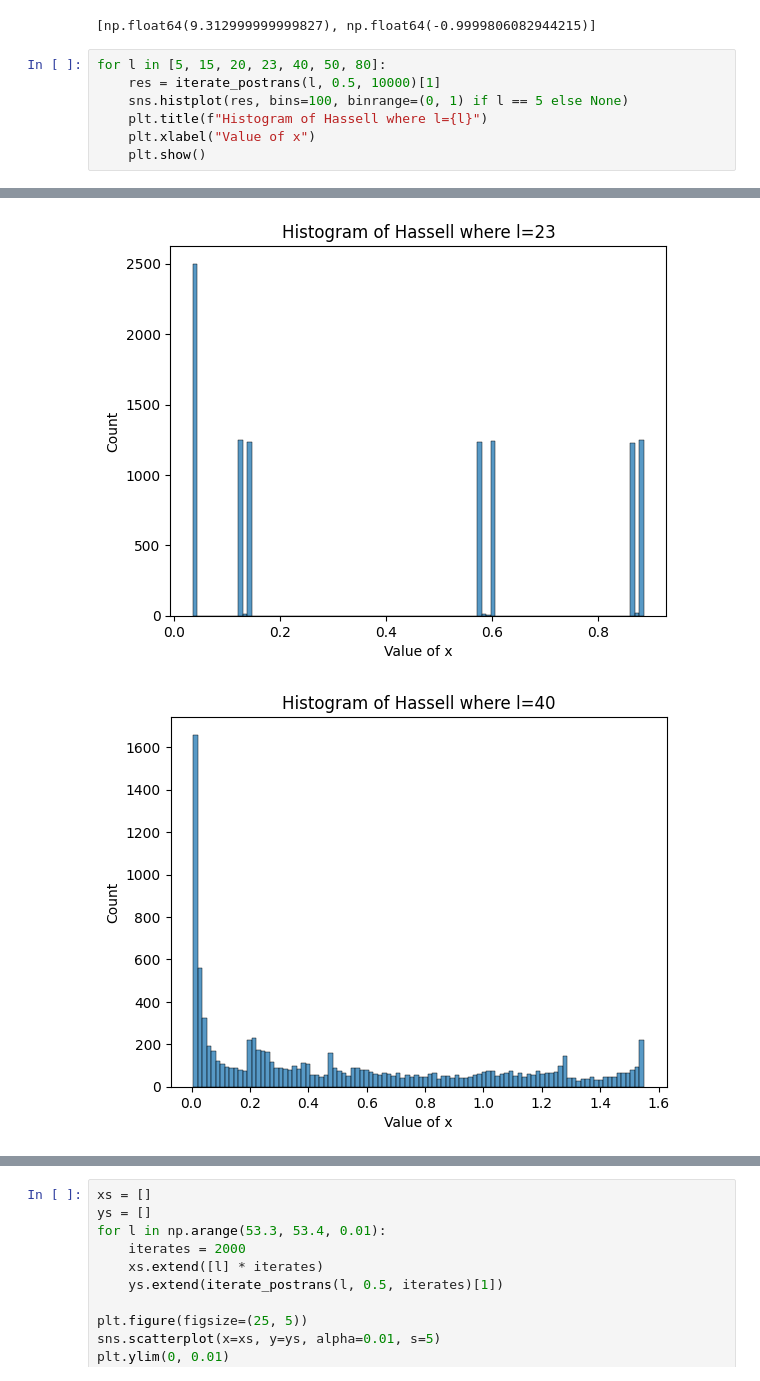
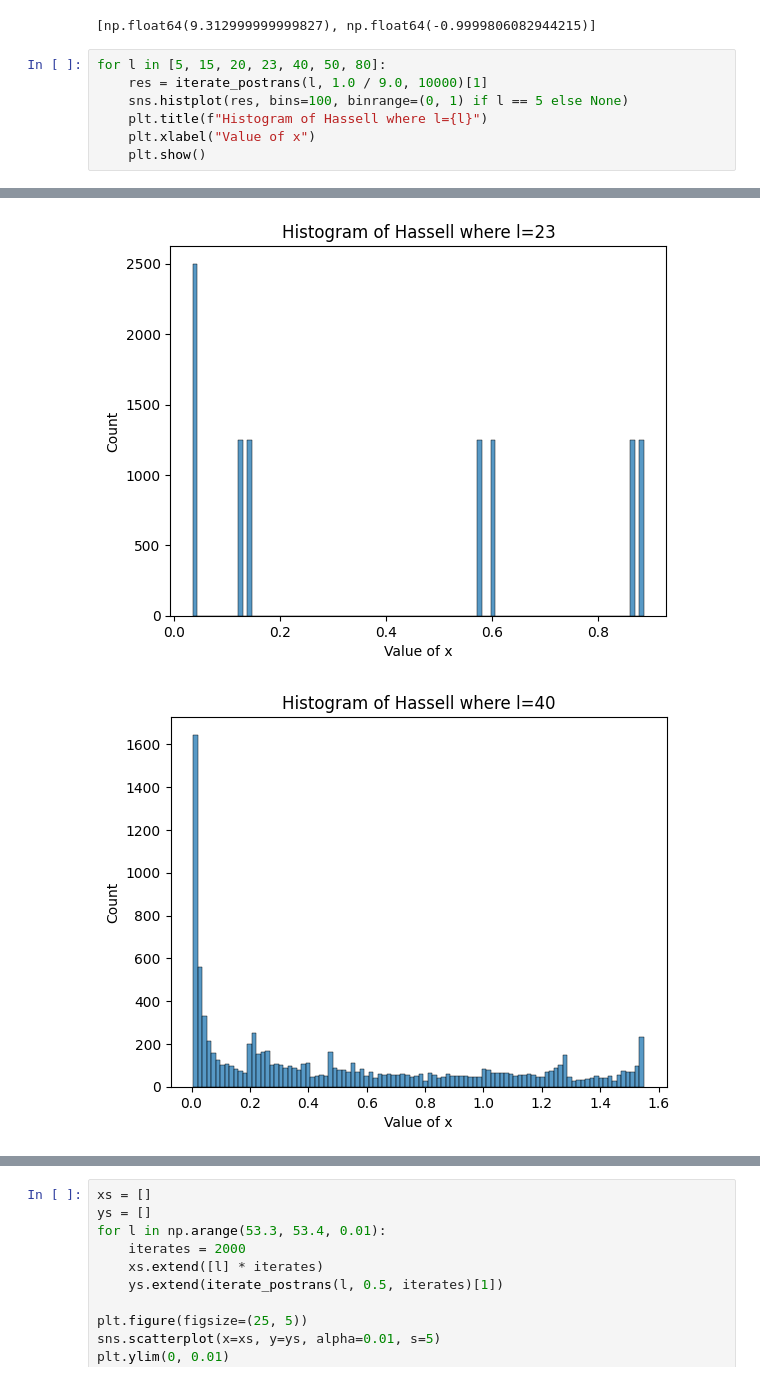
Before and after one commit to BruhSoundEffectNumber2/c455-project, a Jupyter notebook: testing.ipynb, the cells around one changed output, grey strips where cells are left out. Cells and saved outputs as stored; diff of their text form.

```diff
--- a/testing.ipynb
+++ b/testing.ipynb
@@ -32,15 +32,15 @@ for p in fixed_pts_prime:
 [np.float64(9.312999999999827), np.float64(-0.9999806082944215)]
 # %%
 for l in [5, 15, 20, 23, 40, 50, 80]:
-    res = iterate_postrans(l, 0.5, 10000)[1]
+    res = iterate_postrans(l, 1.0 / 9.0, 10000)[1]
     sns.histplot(res, bins=100, binrange=(0, 1) if l == 5 else None)
     plt.title(f"Histogram of Hassell where l={l}")
     plt.xlabel("Value of x")
     plt.show()
 # %% [output]
 [figure]
 [figure]
 [figure]
 [figure]
-[figure, old version]
+[figure, new version]
 [figure]
```
Also changed, not shown: parts of 2 cells of this notebook, 3 other files.
